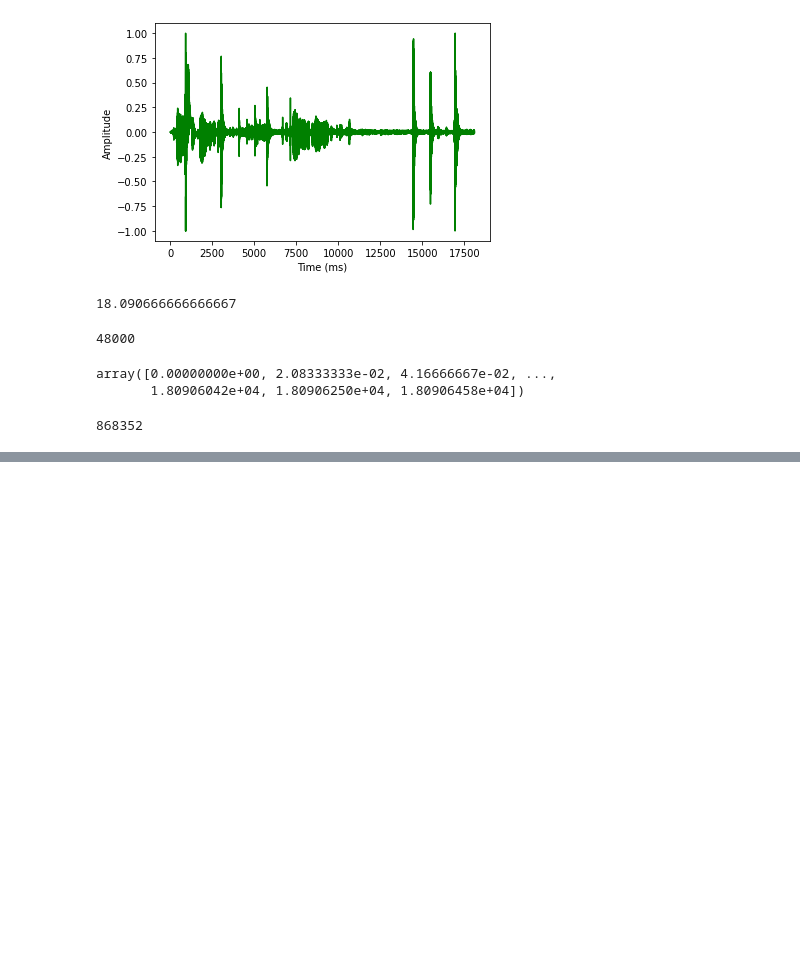
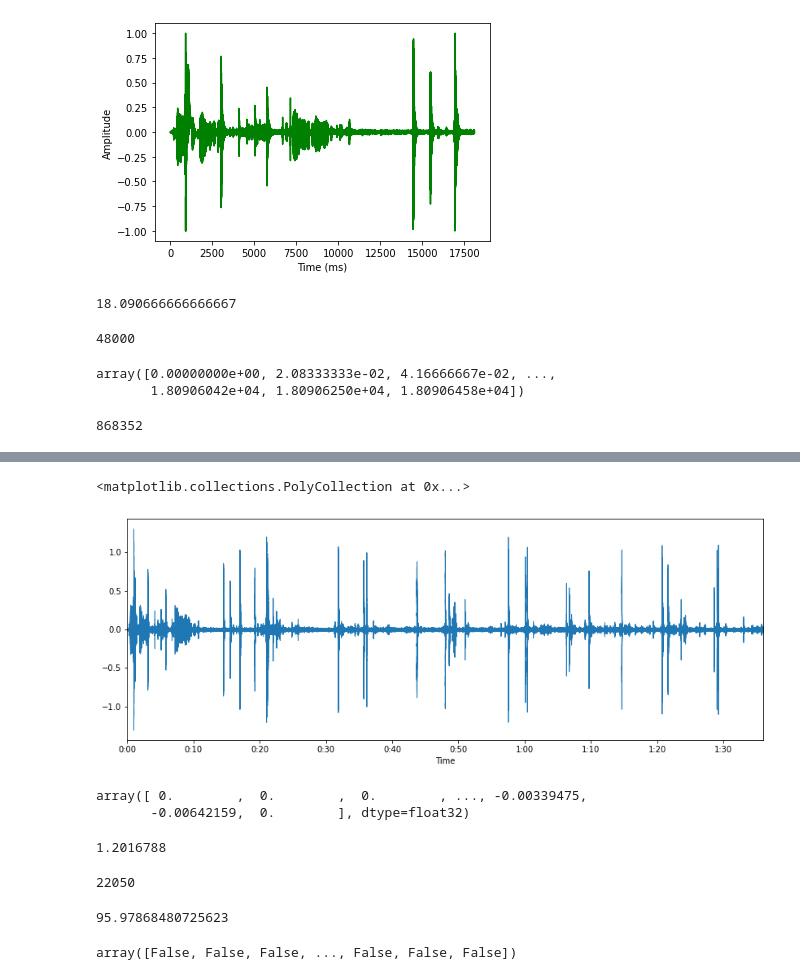
Before and after one commit to Moogun/img_processing, a Jupyter notebook: audio_analysis.ipynb, the cells around one changed output, grey strips where cells are left out. Saved outputs shown, nothing was run; the diff lists cells and outputs as text; code cells hidden in the pictures; blank space fills up the shorter version.

```diff
--- a/audio_analysis.ipynb
+++ b/audio_analysis.ipynb
@@ -295,0 +385,30 @@ t = timeArray / 6000
+# %%
+audio = '/content/aud_wav.wav'
+ar_wav, sr = librosa.load(audio)
+plt.figure(figsize=(14, 5))
+librosa.display.waveplot(ar_wav)
+# %% [output]
+<matplotlib.collections.PolyCollection at 0x...>
+[figure, added]
+# %%
+ar_wav
+# %% [output]
+array([ 0.        ,  0.        ,  0.        , ..., -0.00339475,
+       -0.00642159,  0.        ], dtype=float32)
+# %%
+ar_wav.max()
+# %% [output]
+1.2016788
+# %%
+sr
+# %% [output]
+22050
+# %%
+len(ar_wav) / sr
+# %% [output]
+95.97868480725623
+# %%
+candidatesOfSwing = ar_wav > 0.8
+candidatesOfSwing
+# %% [output]
+array([False, False, False, ..., False, False, False])
```
Also changed, not shown: parts of 18 cells of this notebook.
